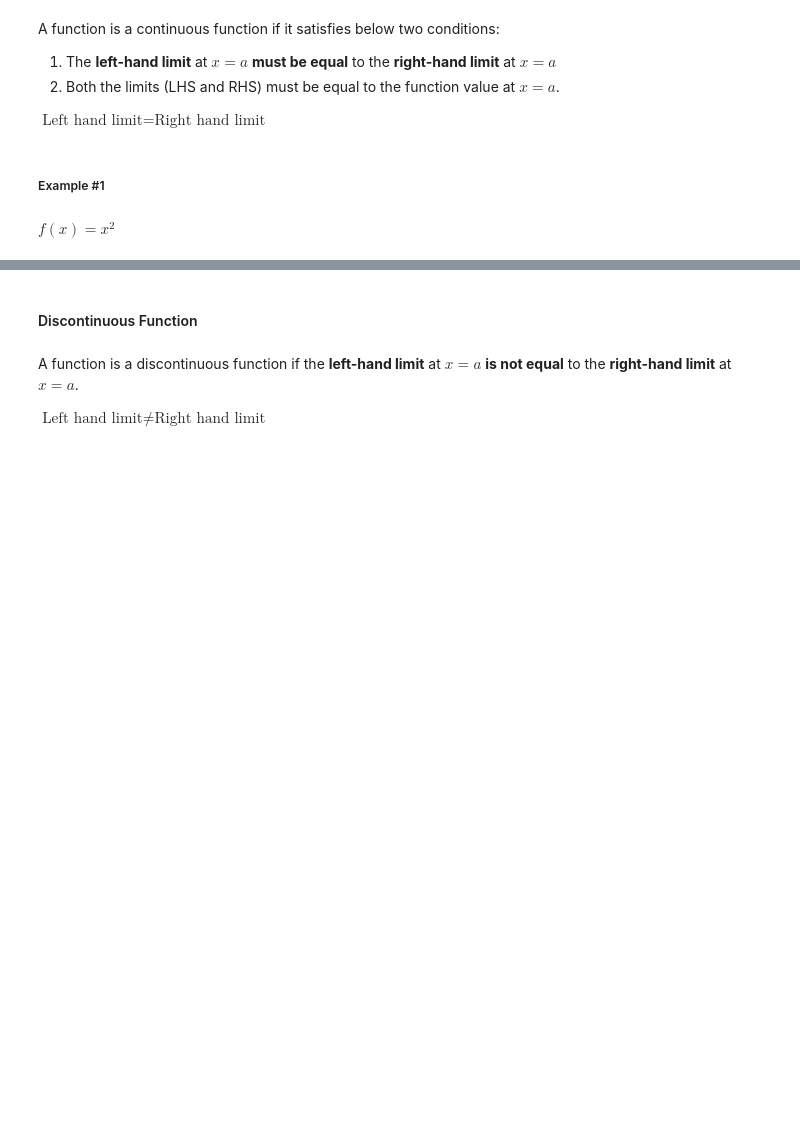
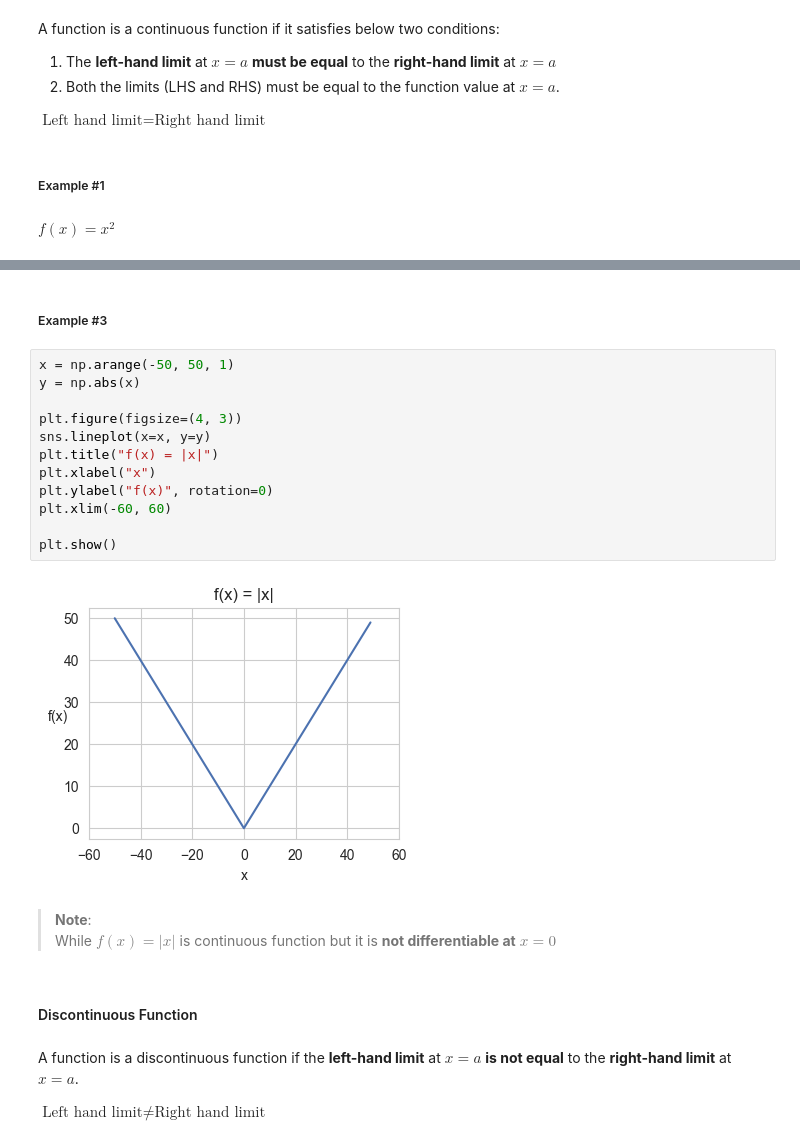
Before and after one commit to dheemanth-bhat/maths-for-ml, a Jupyter notebook: 3_Linear_Algebra/05_Optimization_1-calculus_in_ML.ipynb, the cells around one changed output, grey strips where cells are left out. Saved outputs shown, nothing was run; the diff lists cells and outputs as text; blank space fills up the shorter version.

Commit message:
Improved notes and updated Equations and Formulas.

```diff
--- a/3_Linear_Algebra/05_Optimization_1-calculus_in_ML.ipynb
+++ b/3_Linear_Algebra/05_Optimization_1-calculus_in_ML.ipynb
@@ -123,3 +313,22 @@ plt.show()
+# %% [markdown]
+##### Example #3
+# %%
+x = np.arange(-50, 50, 1)
+y = np.abs(x)
+
+plt.figure(figsize=(4, 3))
+sns.lineplot(x=x, y=y)
+plt.title("f(x) = |x|")
+plt.xlabel("x")
+plt.ylabel("f(x)", rotation=0)
+plt.xlim(-60, 60)
+
+plt.show()
+# %% [output]
+[figure, added]
+# %% [markdown]
+> **Note**:
+> While $f(x) = \vert{x}\vert$ is continuous function but it is **not differentiable at** $x = 0$
 # %% [markdown]
 #### Discontinuous Function
 # %% [markdown]
```
Also changed, not shown: parts of 73 cells of this notebook, 6 other files.
